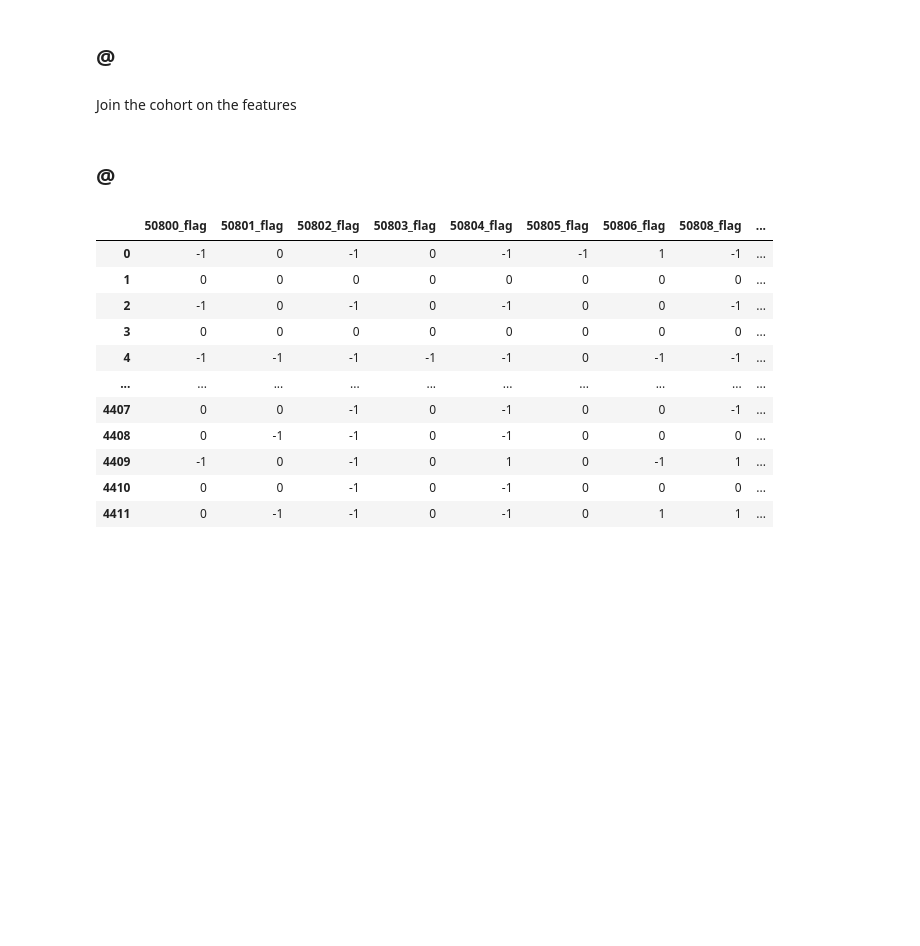
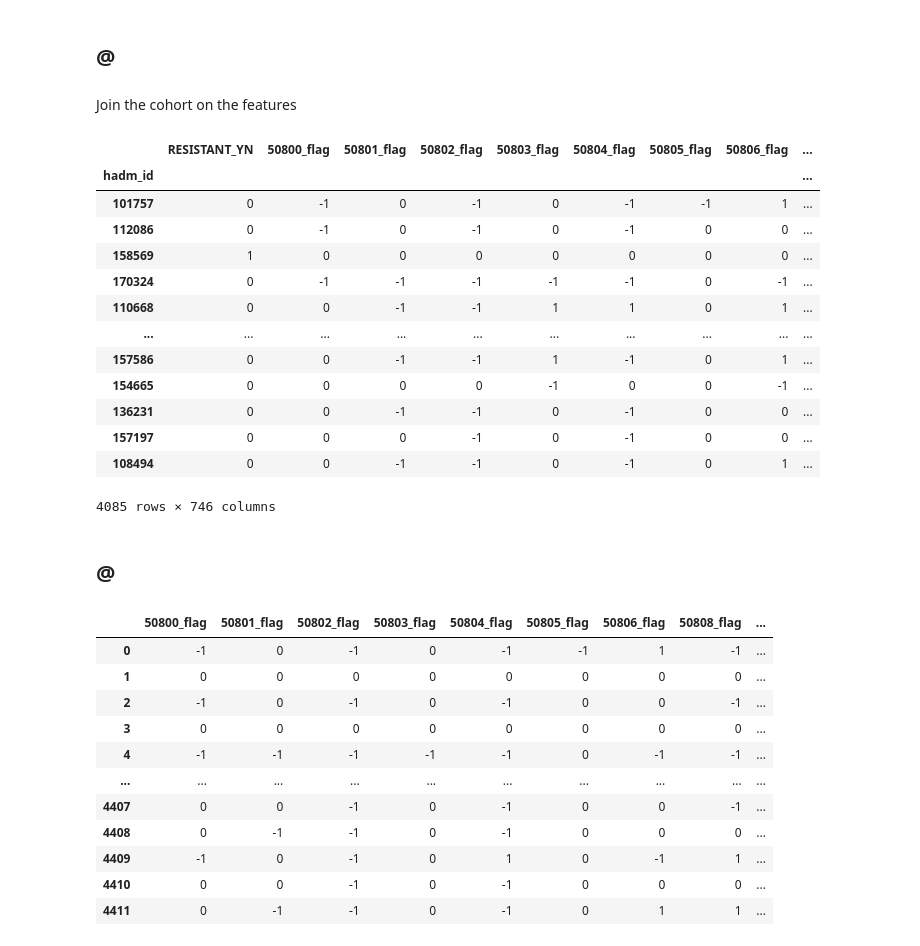
Before and after one commit to The-Electric-Moccasins/resistance-prediction, a Jupyter notebook: build_dataset.ipynb, the cells around one changed output. Drawn from its saved outputs; the diff is of its cells as text; code cells hidden in the pictures; blank space fills up the shorter version.

```diff
--- a/build_dataset.ipynb
+++ b/build_dataset.ipynb
@@ -703,6 +734,23 @@ df_cohort = load_dataframe('df_cohort')
 Join the cohort on the features
 # %%
 df_full_data = df_cohort.set_index(['hadm_id']).join(df_features.reset_index().set_index(['hadm_id']), how='inner')
+# %%
+df_full_data
+# %% [output]
+|  | RESISTANT_YN | 50800_flag | 50801_flag | 50802_flag | 50803_flag | 50804_flag | 50805_flag | 50806_flag | ... |
+| hadm_id |  |  |  |  |  |  |  |  | ... |
+| 101757 | 0 | -1 | 0 | -1 | 0 | -1 | -1 | 1 | ... |
+| 112086 | 0 | -1 | 0 | -1 | 0 | -1 | 0 | 0 | ... |
+| 158569 | 1 | 0 | 0 | 0 | 0 | 0 | 0 | 0 | ... |
+| 170324 | 0 | -1 | -1 | -1 | -1 | -1 | 0 | -1 | ... |
+| 110668 | 0 | 0 | -1 | -1 | 1 | 1 | 0 | 1 | ... |
+| ... | ... | ... | ... | ... | ... | ... | ... | ... | ... |
+| 157586 | 0 | 0 | -1 | -1 | 1 | -1 | 0 | 1 | ... |
+| 154665 | 0 | 0 | 0 | 0 | -1 | 0 | 0 | -1 | ... |
+| 136231 | 0 | 0 | -1 | -1 | 0 | -1 | 0 | 0 | ... |
+| 157197 | 0 | 0 | 0 | -1 | 0 | -1 | 0 | 0 | ... |
+| 108494 | 0 | 0 | -1 | -1 | 0 | -1 | 0 | 1 | ... |
+4085 rows × 746 columns
 # %%
 df_full_data = df_full_data.rename(columns={'RESISTANT_YN': 'y'})
 # %%
```
Also changed, not shown: parts of 31 cells of this notebook, 5 other files.
